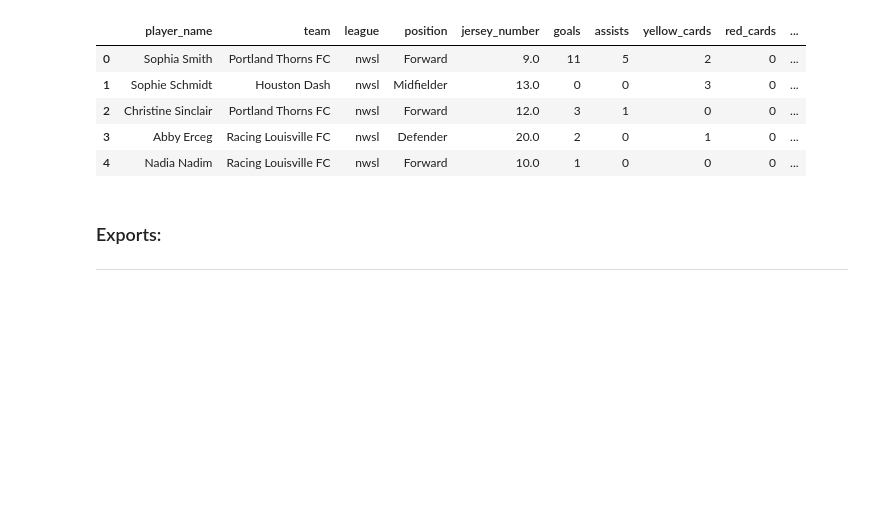
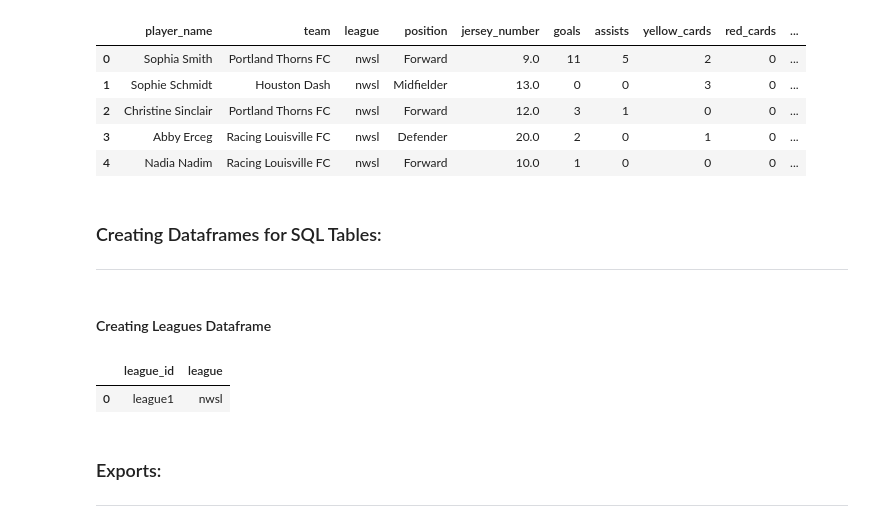
Before and after one commit to cwolf1424/Project_3, a Jupyter notebook: 1-data_cleaning/cleaning.ipynb, the cells around one changed output. Drawn from its saved outputs; the diff is of its cells as text; code cells hidden in the pictures; blank space fills up the shorter version.

Commit message:
Creating League Dataframe

```diff
--- a/1-data_cleaning/cleaning.ipynb
+++ b/1-data_cleaning/cleaning.ipynb
@@ -255,6 +255,22 @@ athelete_stats_df.head()
 | 2 | Christine Sinclair | Portland Thorns FC | nwsl | Forward | 12.0 | 3 | 1 | 0 | 0 | ... |
 | 3 | Abby Erceg | Racing Louisville FC | nwsl | Defender | 20.0 | 2 | 0 | 1 | 0 | ... |
 | 4 | Nadia Nadim | Racing Louisville FC | nwsl | Forward | 10.0 | 1 | 0 | 0 | 0 | ... |
+# %% [markdown]
+### Creating Dataframes for SQL Tables:
+---
+# %% [markdown]
+#### Creating Leagues Dataframe
+# %%
+leagues = athelete_stats_df["league"].unique()
+leagues_df = pd.DataFrame(leagues)
+leagues_df = leagues_df.reset_index()
+leagues_df = leagues_df.rename(columns={"index":"league_id", 0:"league"})
+leagues_df["league_id"] = leagues_df["league_id"]+1
+leagues_df["league_id"] = ["league" + str(league_id) for league_id in leagues_df["league_id"]]
+leagues_df
+# %% [output]
+|  | league_id | league |
+| 0 | league1 | nwsl |
 # %% [markdown]
 ### Exports:
 ---
```
